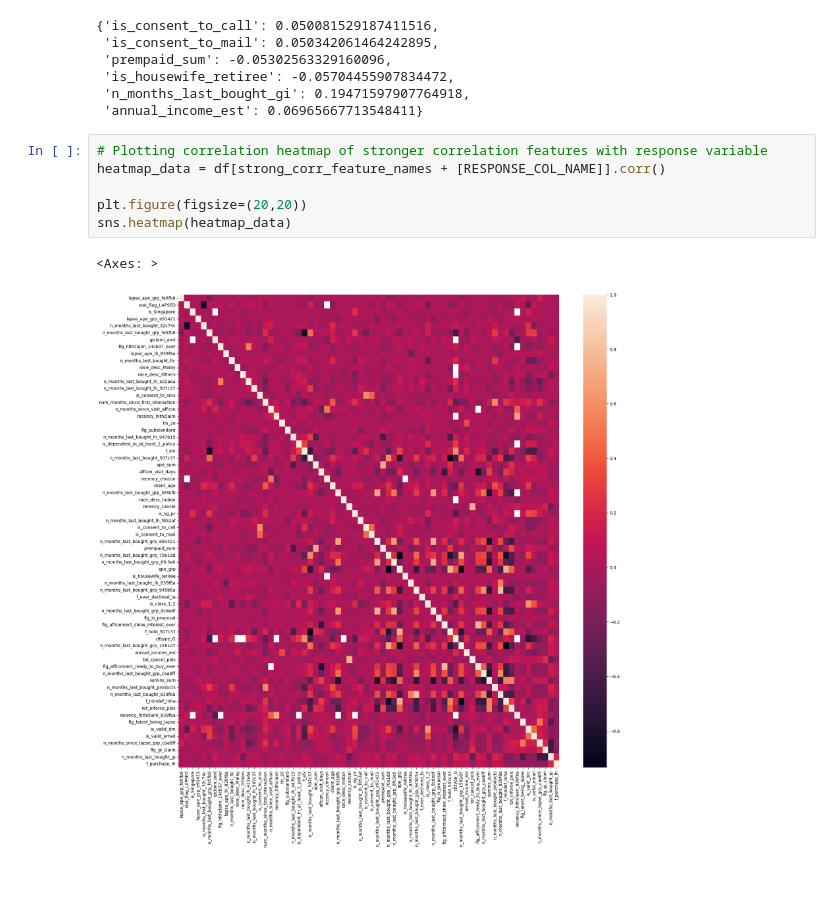
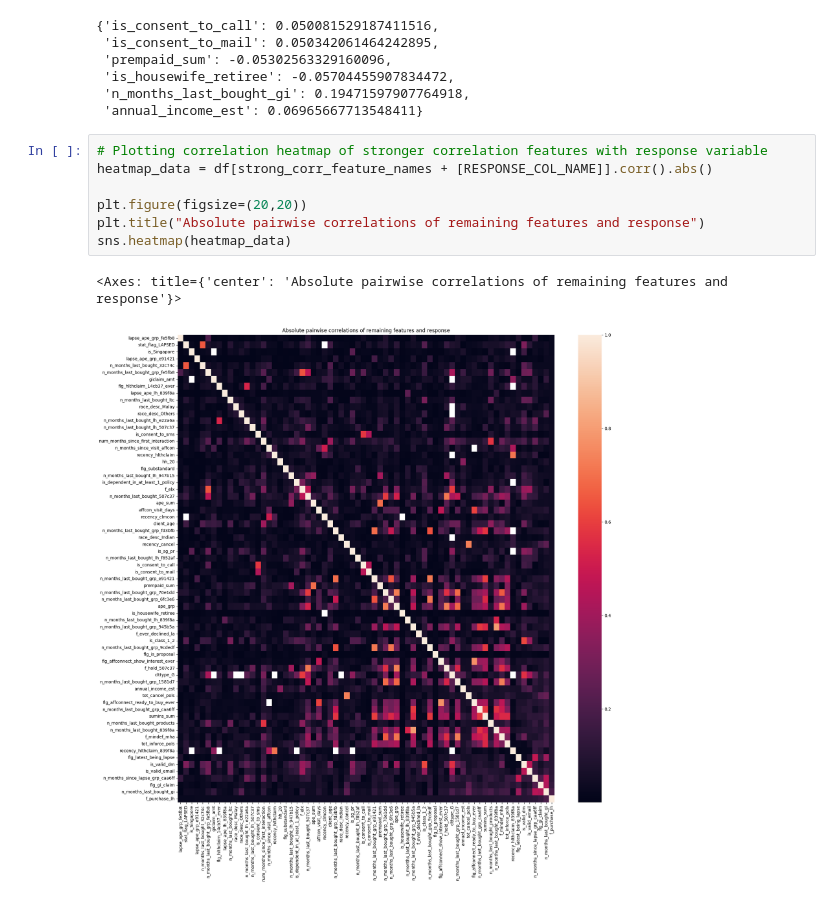
Before and after one commit to Tavidd/NUS-SDS-Datathon-Singlife, a Jupyter notebook: notebooks/EDA.ipynb, the cells around one changed output. Drawn from its saved outputs; the diff is of its cells as text.

```diff
--- a/notebooks/EDA.ipynb
+++ b/notebooks/EDA.ipynb
@@ -181,10 +181,11 @@ get_feature_corr_with_response(curious_features)
  'annual_income_est': 0.06965667713548411}
 # %%
 # Plotting correlation heatmap of stronger correlation features with response variable
-heatmap_data = df[strong_corr_feature_names + [RESPONSE_COL_NAME]].corr()
+heatmap_data = df[strong_corr_feature_names + [RESPONSE_COL_NAME]].corr().abs()
 
 plt.figure(figsize=(20,20))
+plt.title("Absolute pairwise correlations of remaining features and response")
 sns.heatmap(heatmap_data)
 # %% [output]
-<Axes: >
+<Axes: title={'center': 'Absolute pairwise correlations of remaining features and response'}>
-[figure, old version]
+[figure, new version]
```
Also changed, not shown: parts of 1 cell of this notebook.
